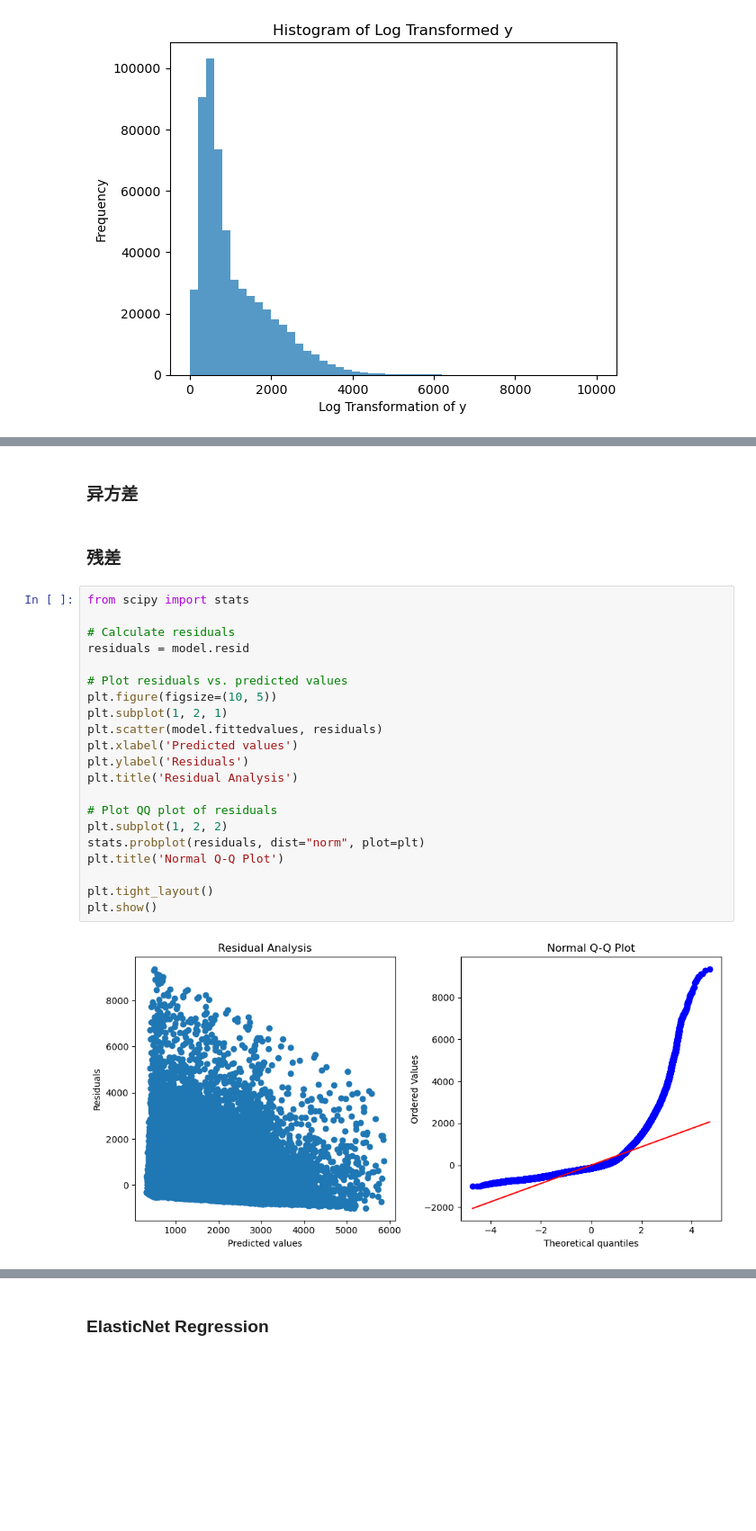
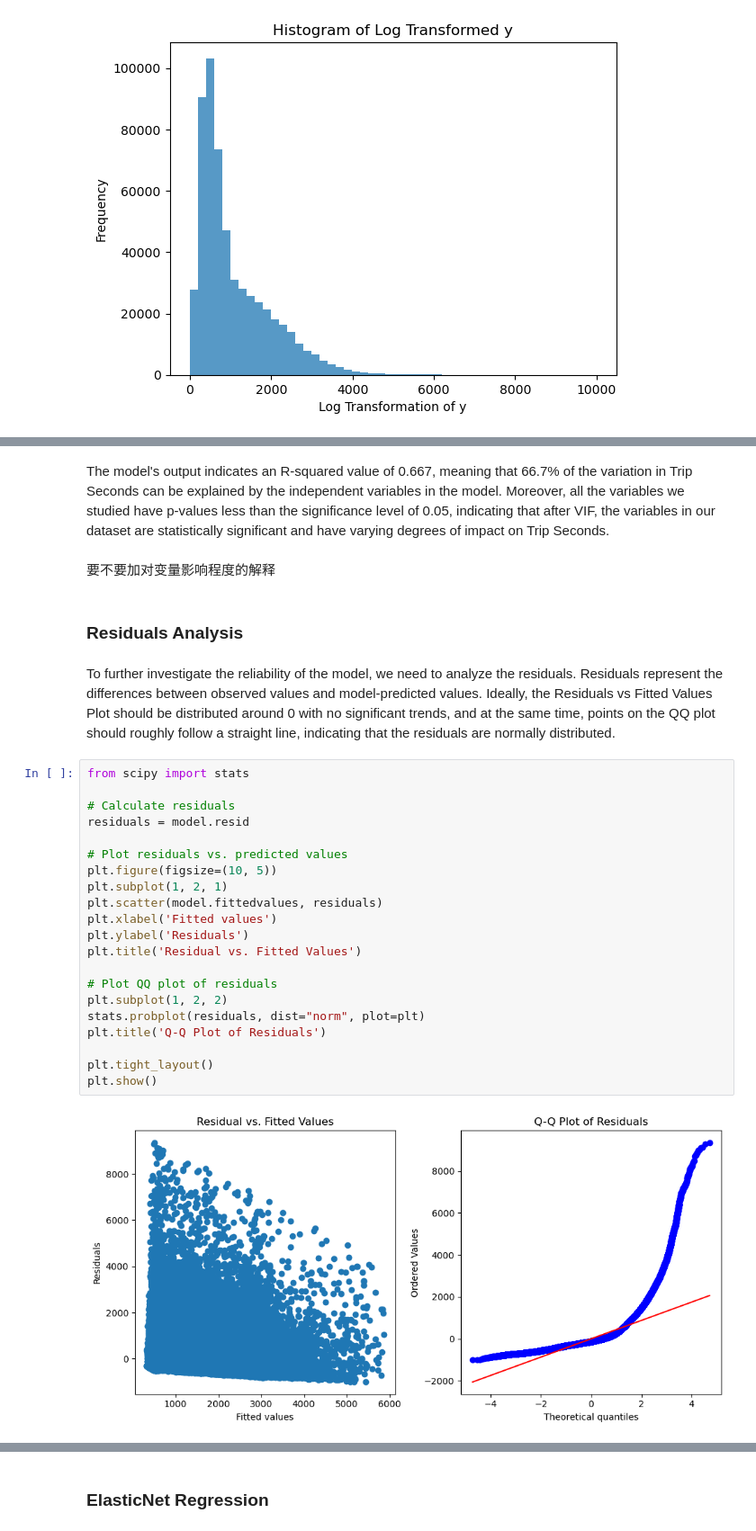
Before and after one commit to MengyuanHan1/CASA0006-Data-Science-for-Spatial-Systems, a Jupyter notebook: DSSS.ipynb, the cells around one changed output, grey strips where cells are left out. Shown at 90% size. Saved outputs shown, nothing was run; the diff lists cells and outputs as text; blank space fills up the shorter version.

```diff
--- a/DSSS.ipynb
+++ b/DSSS.ipynb
@@ -670,30 +667,34 @@ Notes:
 [1] Standard Errors assume that the covariance matrix of the errors is correctly specified.
 [2] The condition number is large, 1.5e+05. This might indicate that there are
 strong multicollinearity or other numerical problems.
-# %% [markdown]
-### 异方差
+# %% [markdown]
+The model's output indicates an R-squared value of 0.667, meaning that 66.7% of the variation in Trip Seconds can be explained by the independent variables in the model. Moreover, all the variables we studied have p-values less than the significance level of 0.05, indicating that after VIF, the variables in our dataset are statistically significant and have varying degrees of impact on Trip Seconds.
+# %% [markdown]
+要不要加对变量影响程度的解释
 # %% [markdown]
-### 残差
+### Residuals Analysis
+# %% [markdown]
+To further investigate the reliability of the model, we need to analyze the residuals. Residuals represent the differences between observed values and model-predicted values. Ideally, the Residuals vs Fitted Values Plot should be distributed around 0 with no significant trends, and at the same time, points on the QQ plot should roughly follow a straight line, indicating that the residuals are normally distributed.
 # %%
 from scipy import stats
 
 # Calculate residuals
 residuals = model.resid
 
 # Plot residuals vs. predicted values
 plt.figure(figsize=(10, 5))
 plt.subplot(1, 2, 1)
 plt.scatter(model.fittedvalues, residuals)
-plt.xlabel('Predicted values')
+plt.xlabel('Fitted values')
 plt.ylabel('Residuals')
-plt.title('Residual Analysis')
+plt.title('Residual vs. Fitted Values')
 
 # Plot QQ plot of residuals
 plt.subplot(1, 2, 2)
 stats.probplot(residuals, dist="norm", plot=plt)
-plt.title('Normal Q-Q Plot')
+plt.title('Q-Q Plot of Residuals')
 
 plt.tight_layout()
 plt.show()
 # %% [output]
-[figure, old version]
+[figure, new version]
```
Also changed, not shown: parts of 38 cells of this notebook.
